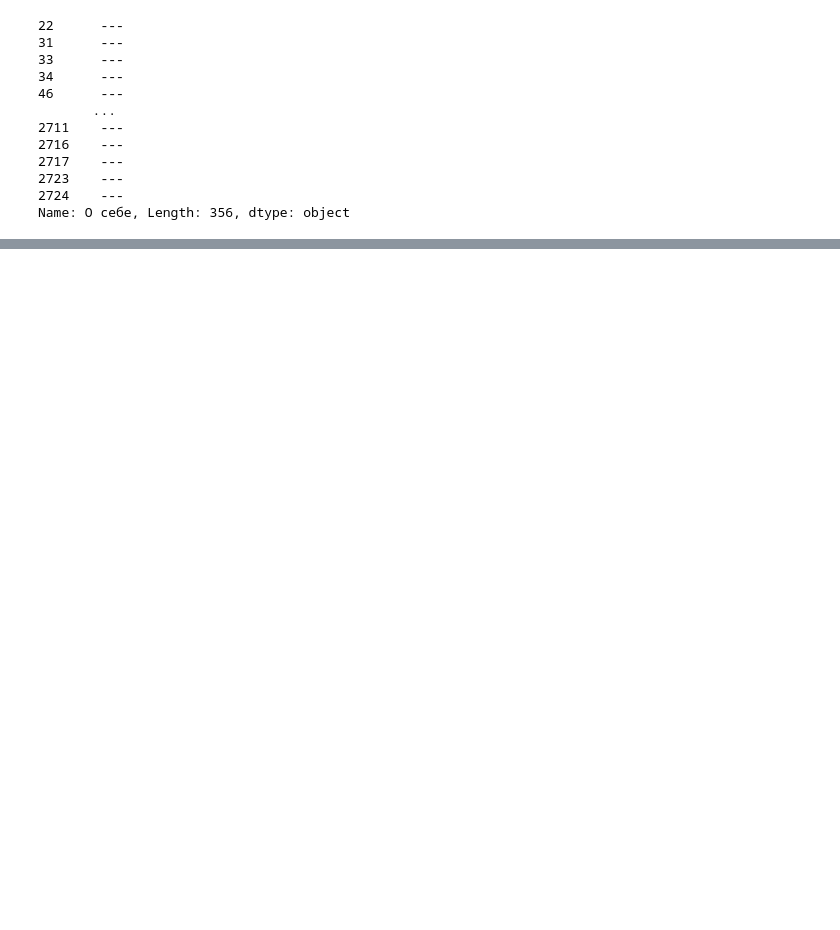
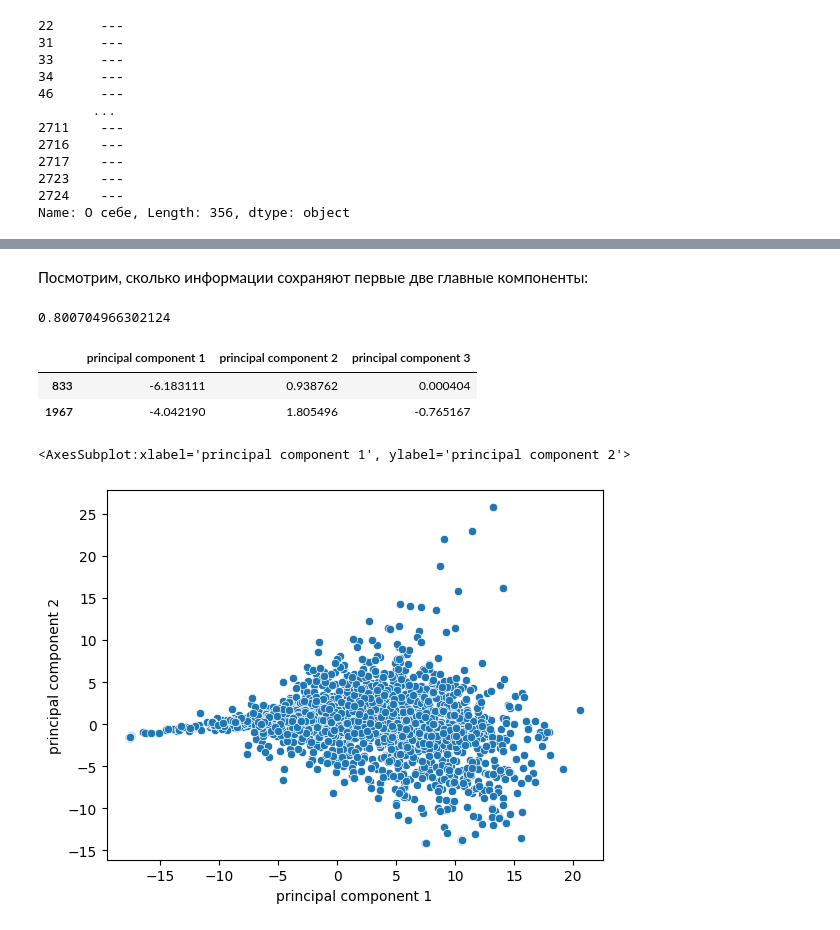
Before and after one commit to aefrt/automatization-recruiting, a Jupyter notebook: analysis.ipynb, the cells around one changed output, grey strips where cells are left out. Saved outputs shown, nothing was run; the diff lists cells and outputs as text; code cells hidden in the pictures; blank space fills up the shorter version.

```diff
--- a/analysis.ipynb
+++ b/analysis.ipynb
@@ -1943,0 +1917,5 @@ Name: Релокация?, dtype: float64
+# %%
+our_data2['flat_emb'].dropna()
+X2 = list(our_data2['flat_emb'].dropna())
+X2 = np.asarray(X2)
+X2
@@ -1943,0 +1936,27 @@ Name: Релокация?, dtype: float64
+# %%
+df_formalize.loc[:, list(df_formalize)[37:-3]] = X2
+# %%
+scaler = StandardScaler()
+x = scaler.fit_transform(df_formalize.loc[:, list(df_formalize)[37:-3] + ['Кол-во образований', 'Опыт нормализованный','Топовость образования', 'Справочник по интересам', 'Релокация?', 'Коммандировка?', 'Город?', 'Уровень оборазования нормализованный', 'Карьерный рост', 'Аналитические комбинации слов в навыках']])
+# %%
+pca = PCA(n_components=3)
+principalComponents = pca.fit_transform(x)
+principal = pd.DataFrame(data = principalComponents
+             , columns = ['principal component 1', 'principal component 2','principal component 3'])
+# %% [markdown]
+Посмотрим, сколько информации сохраняют первые две главные компоненты:
+# %%
+pca.explained_variance_ratio_[:2].sum()
+# %% [output]
+0.800704966302124
+# %%
+principal.sample(2)
+# %% [output]
+|  | principal component 1 | principal component 2 | principal component 3 |
+| 833 | -6.183111 | 0.938762 | 0.000404 |
+| 1967 | -4.042190 | 1.805496 | -0.765167 |
+# %%
+sns.scatterplot(principal['principal component 1'], principal['principal component 2'])
+# %% [output]
+<AxesSubplot:xlabel='principal component 1', ylabel='principal component 2'>
+[figure, added]
```
Also changed, not shown: parts of 241 cells of this notebook, 1 other file.
